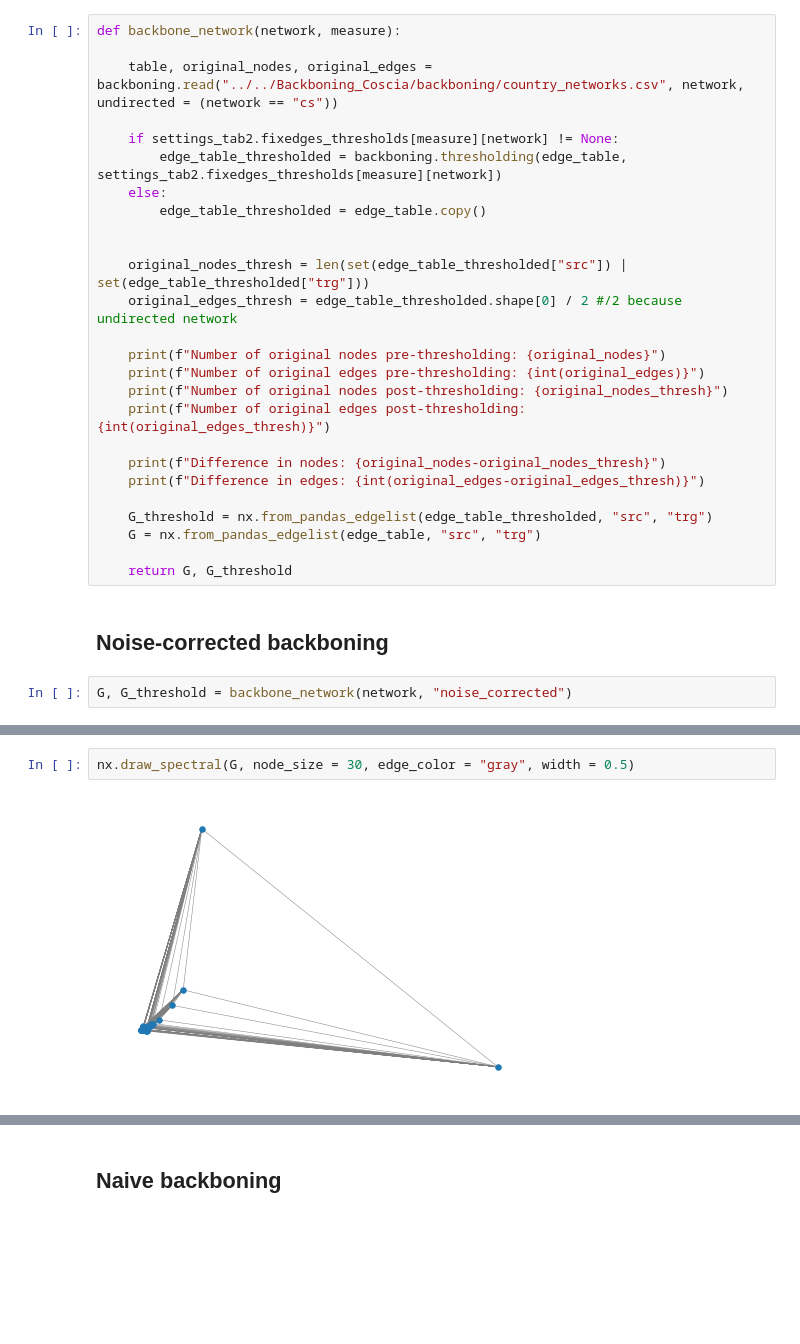
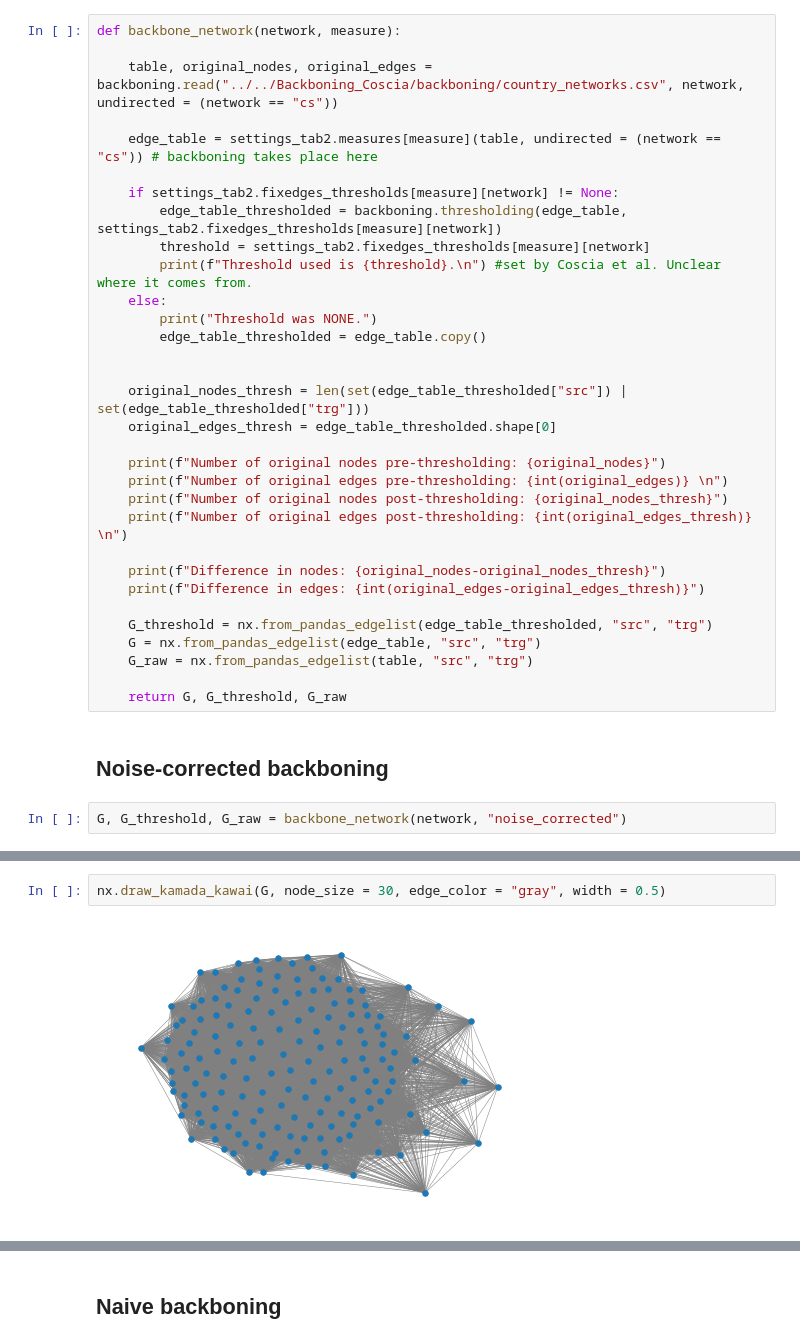
Before and after one commit to QuantomOle/The-Technology-Space-and-Digital-Development, a Jupyter notebook: code_alexandra/Replication_Coscia.ipynb, the cells around one changed output, grey strips where cells are left out. Drawn from its saved outputs; the diff is of its cells as text; blank space fills up the shorter version.

```diff
--- a/code_alexandra/Replication_Coscia.ipynb
+++ b/code_alexandra/Replication_Coscia.ipynb
@@ -310,29 +313,35 @@ def backbone_network(network, measure):
 
     table, original_nodes, original_edges = backboning.read("../../Backboning_Coscia/backboning/country_networks.csv", network, undirected = (network == "cs"))
 
+    edge_table = settings_tab2.measures[measure](table, undirected = (network == "cs")) # backboning takes place here
+
     if settings_tab2.fixedges_thresholds[measure][network] != None:
         edge_table_thresholded = backboning.thresholding(edge_table, settings_tab2.fixedges_thresholds[measure][network])
+        threshold = settings_tab2.fixedges_thresholds[measure][network]
+        print(f"Threshold used is {threshold}.\n") #set by Coscia et al. Unclear where it comes from.
     else:
+        print("Threshold was NONE.")
         edge_table_thresholded = edge_table.copy()
 
 
     original_nodes_thresh = len(set(edge_table_thresholded["src"]) | set(edge_table_thresholded["trg"]))
-    original_edges_thresh = edge_table_thresholded.shape[0] / 2 #/2 because undirected network
+    original_edges_thresh = edge_table_thresholded.shape[0]
 
     print(f"Number of original nodes pre-thresholding: {original_nodes}")
-    print(f"Number of original edges pre-thresholding: {int(original_edges)}")
+    print(f"Number of original edges pre-thresholding: {int(original_edges)} \n")
     print(f"Number of original nodes post-thresholding: {original_nodes_thresh}")
-    print(f"Number of original edges post-thresholding: {int(original_edges_thresh)}")
+    print(f"Number of original edges post-thresholding: {int(original_edges_thresh)} \n")
 
     print(f"Difference in nodes: {original_nodes-original_nodes_thresh}")
     print(f"Difference in edges: {int(original_edges-original_edges_thresh)}")
 
     G_threshold = nx.from_pandas_edgelist(edge_table_thresholded, "src", "trg")
     G = nx.from_pandas_edgelist(edge_table, "src", "trg")
+    G_raw = nx.from_pandas_edgelist(table, "src", "trg")
 
-    return G, G_threshold
+    return G, G_threshold, G_raw
 # %% [markdown]
 ## Noise-corrected backboning
 # %%
-G, G_threshold = backbone_network(network, "noise_corrected")
+G, G_threshold, G_raw = backbone_network(network, "noise_corrected")
 # %% [output]
@@ -345,5 +359,5 @@ Difference in edges: 11803
 # %%
-nx.draw_spectral(G, node_size = 30, edge_color = "gray", width = 0.5)
+nx.draw_kamada_kawai(G, node_size = 30, edge_color = "gray", width = 0.5)
 # %% [output]
-[figure, old version]
+[figure, new version]
 # %%
```
Also changed, not shown: parts of 16 cells of this notebook.
